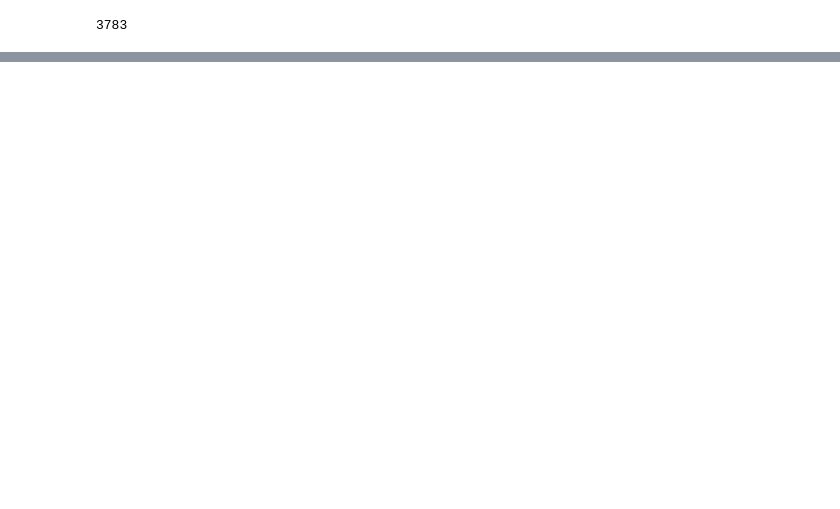
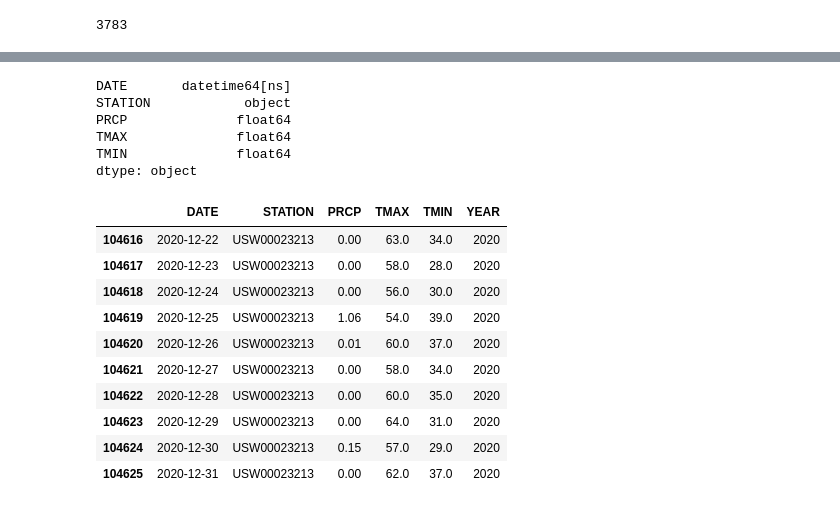
Before and after one commit to coldzonemt/Capstone_2, a Jupyter notebook: Pre-Processing_and_Training.ipynb, the cells around one changed output, grey strips where cells are left out. Cells and saved outputs as stored; diff of their text form; code cells hidden in the pictures; blank space fills up the shorter version.

```diff
--- a/Pre-Processing_and_Training.ipynb
+++ b/Pre-Processing_and_Training.ipynb
@@ -38,0 +41,2 @@ df_weather.head()
+# %%
+df_weather.drop(['Moving_Avg_PRCP_yr', 'Moving_Avg_TMIN_yr', 'Moving_Avg_TMAX_yr', 'NAME'], axis = 1, inplace = True)
@@ -97,0 +171,3 @@ df_weather['PRCP'].isna().sum()
+# %%
+df_weather.reset_index(inplace=True)
+df_weather.head()
@@ -97,0 +181,24 @@ df_weather['PRCP'].isna().sum()
+# %%
+df_weather.dtypes
+# %% [output]
+DATE       datetime64[ns]
+STATION            object
+PRCP              float64
+TMAX              float64
+TMIN              float64
+dtype: object
+# %%
+df_weather['YEAR'] = pd.DatetimeIndex(df_weather['DATE']).year
+df_weather.tail(10)
+# %% [output]
+|  | DATE | STATION | PRCP | TMAX | TMIN | YEAR |
+| 104616 | 2020-12-22 | USW00023213 | 0.00 | 63.0 | 34.0 | 2020 |
+| 104617 | 2020-12-23 | USW00023213 | 0.00 | 58.0 | 28.0 | 2020 |
+| 104618 | 2020-12-24 | USW00023213 | 0.00 | 56.0 | 30.0 | 2020 |
+| 104619 | 2020-12-25 | USW00023213 | 1.06 | 54.0 | 39.0 | 2020 |
+| 104620 | 2020-12-26 | USW00023213 | 0.01 | 60.0 | 37.0 | 2020 |
+| 104621 | 2020-12-27 | USW00023213 | 0.00 | 58.0 | 34.0 | 2020 |
+| 104622 | 2020-12-28 | USW00023213 | 0.00 | 60.0 | 35.0 | 2020 |
+| 104623 | 2020-12-29 | USW00023213 | 0.00 | 64.0 | 31.0 | 2020 |
+| 104624 | 2020-12-30 | USW00023213 | 0.15 | 57.0 | 29.0 | 2020 |
+| 104625 | 2020-12-31 | USW00023213 | 0.00 | 62.0 | 37.0 | 2020 |
```
Also changed, not shown: parts of 37 cells of this notebook, 1 other file.
